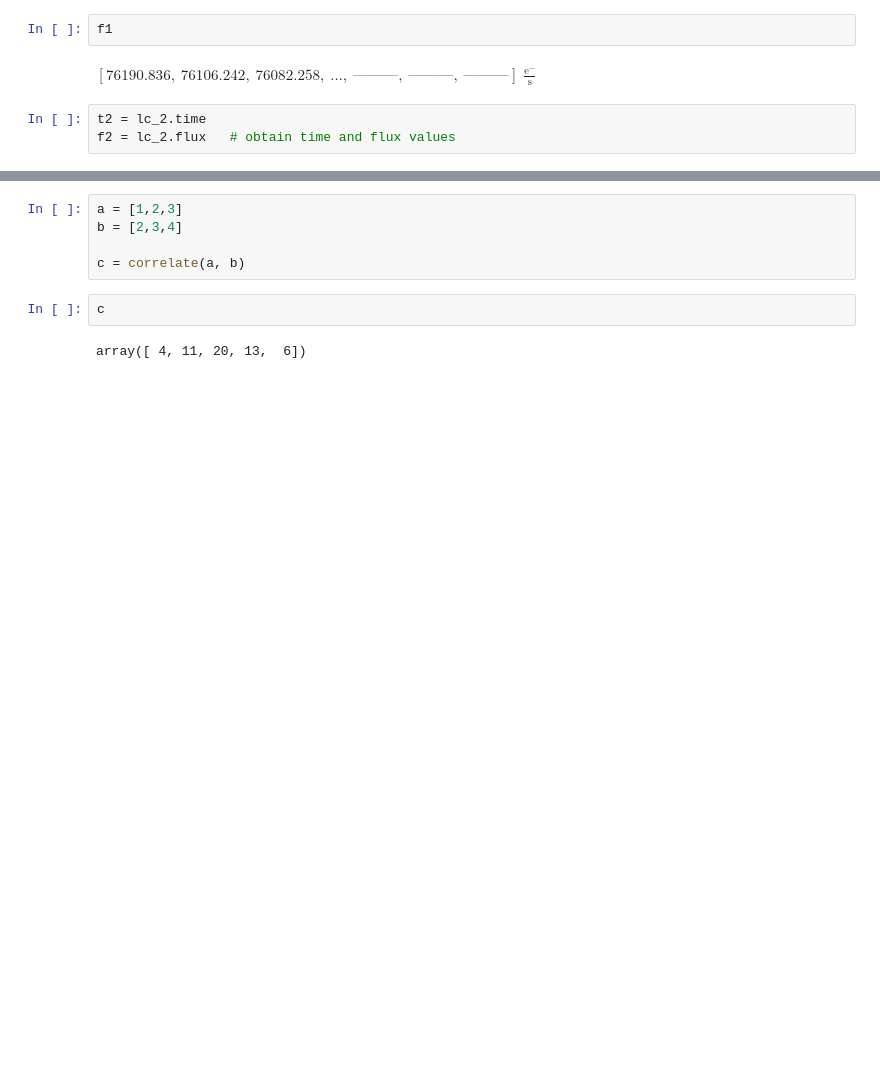
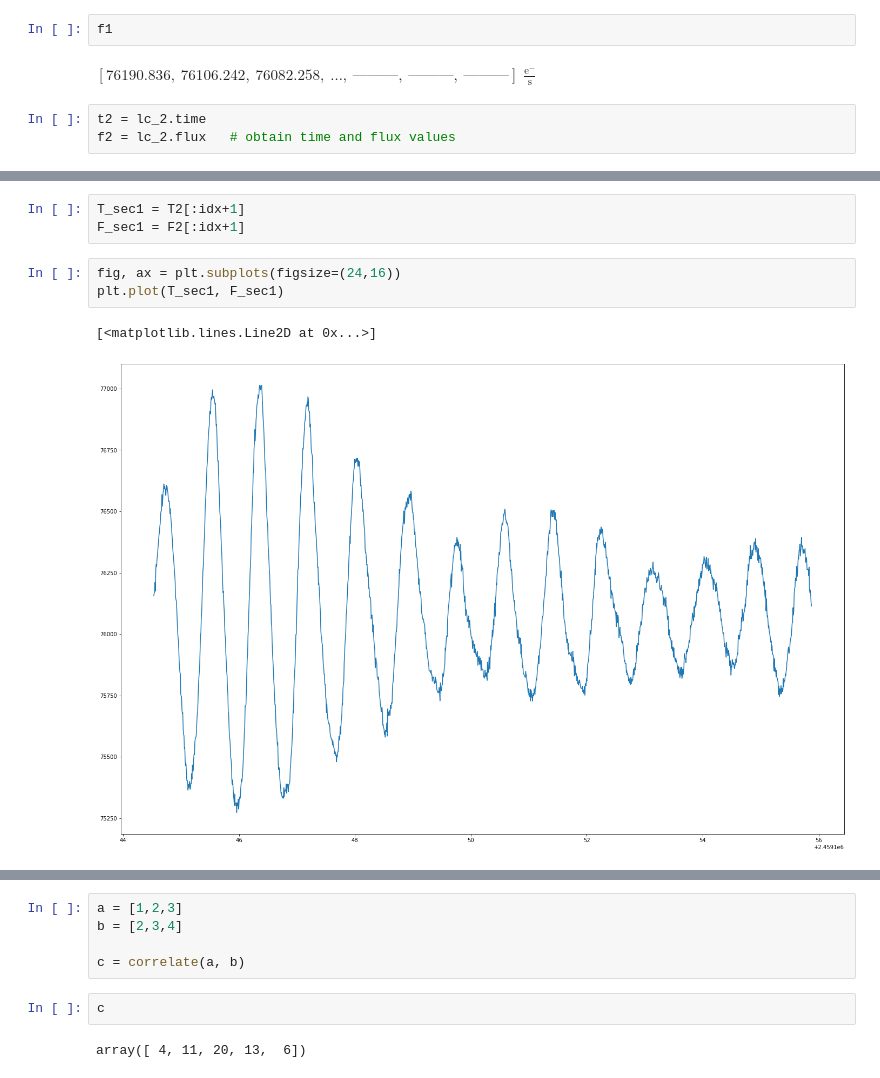
Before and after one commit to zyz0414/project, a Jupyter notebook: Lightcurve_Trail.ipynb, the cells around one changed output, grey strips where cells are left out. Drawn from its saved outputs; the diff is of its cells as text; blank space fills up the shorter version.

```diff
--- a/Lightcurve_Trail.ipynb
+++ b/Lightcurve_Trail.ipynb
@@ -247,0 +249,9 @@ plt.plot_date(t2.plot_date, f2)   # plot lightcurve directly from t2 and f2
+# %%
+T_sec1 = T2[:idx+1]
+F_sec1 = F2[:idx+1]
+# %%
+fig, ax = plt.subplots(figsize=(24,16))
+plt.plot(T_sec1, F_sec1)
+# %% [output]
+[<matplotlib.lines.Line2D at 0x...>]
+[figure, added]
```
Also changed, not shown: parts of 25 cells of this notebook.
